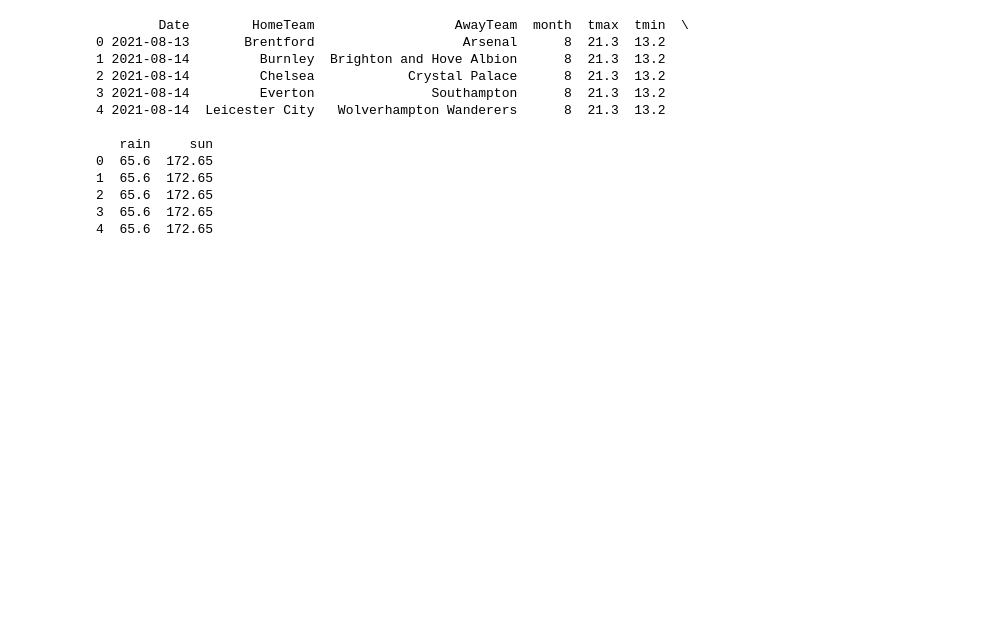
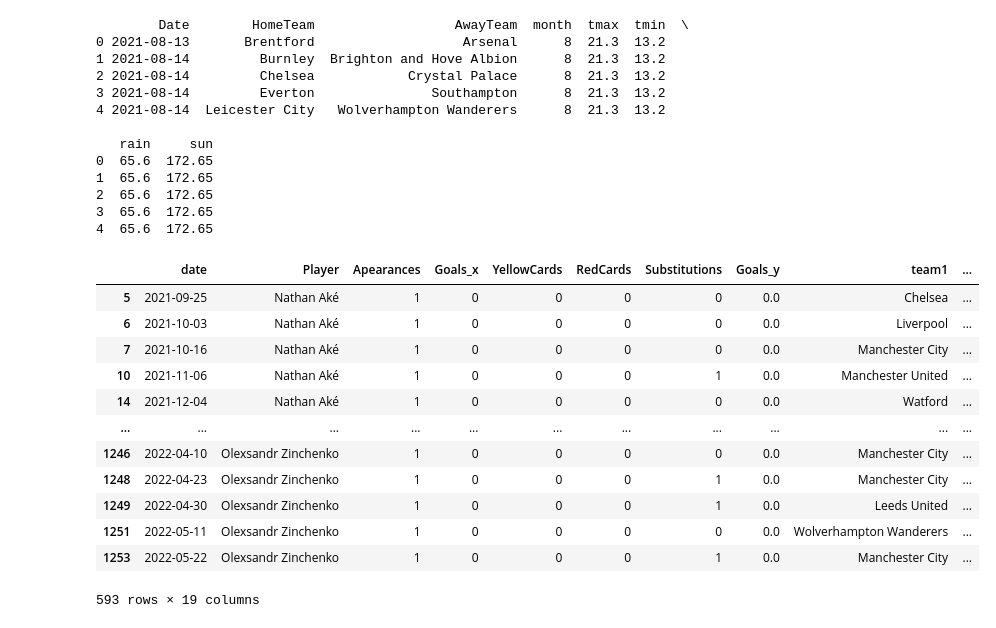
Before and after one commit to Shahbazi-Amir/Football_Player-_prediction, a Jupyter notebook: collected_data.ipynb, the cells around one changed output. Cells and saved outputs as stored; diff of their text form; code cells hidden in the pictures; blank space fills up the shorter version.

```diff
--- a/collected_data.ipynb
+++ b/collected_data.ipynb
@@ -435,0 +447,16 @@ merged_df.to_csv('dataset/matches_with_weather.csv', index=False)
+# %%
+final_df
+# %% [output]
+|  | date | Player | Apearances | Goals_x | YellowCards | RedCards | Substitutions | Goals_y | team1 | ... |
+| 5 | 2021-09-25 | Nathan Aké | 1 | 0 | 0 | 0 | 0 | 0.0 | Chelsea | ... |
+| 6 | 2021-10-03 | Nathan Aké | 1 | 0 | 0 | 0 | 0 | 0.0 | Liverpool | ... |
+| 7 | 2021-10-16 | Nathan Aké | 1 | 0 | 0 | 0 | 0 | 0.0 | Manchester City | ... |
+| 10 | 2021-11-06 | Nathan Aké | 1 | 0 | 0 | 0 | 1 | 0.0 | Manchester United | ... |
+| 14 | 2021-12-04 | Nathan Aké | 1 | 0 | 0 | 0 | 0 | 0.0 | Watford | ... |
+| ... | ... | ... | ... | ... | ... | ... | ... | ... | ... | ... |
+| 1246 | 2022-04-10 | Olexsandr Zinchenko | 1 | 0 | 0 | 0 | 0 | 0.0 | Manchester City | ... |
+| 1248 | 2022-04-23 | Olexsandr Zinchenko | 1 | 0 | 0 | 0 | 1 | 0.0 | Manchester City | ... |
+| 1249 | 2022-04-30 | Olexsandr Zinchenko | 1 | 0 | 0 | 0 | 1 | 0.0 | Leeds United | ... |
+| 1251 | 2022-05-11 | Olexsandr Zinchenko | 1 | 0 | 0 | 0 | 0 | 0.0 | Wolverhampton Wanderers | ... |
+| 1253 | 2022-05-22 | Olexsandr Zinchenko | 1 | 0 | 0 | 0 | 1 | 0.0 | Manchester City | ... |
+593 rows × 19 columns
```
Also changed, not shown: parts of 1 cell of this notebook, 1 other file.
